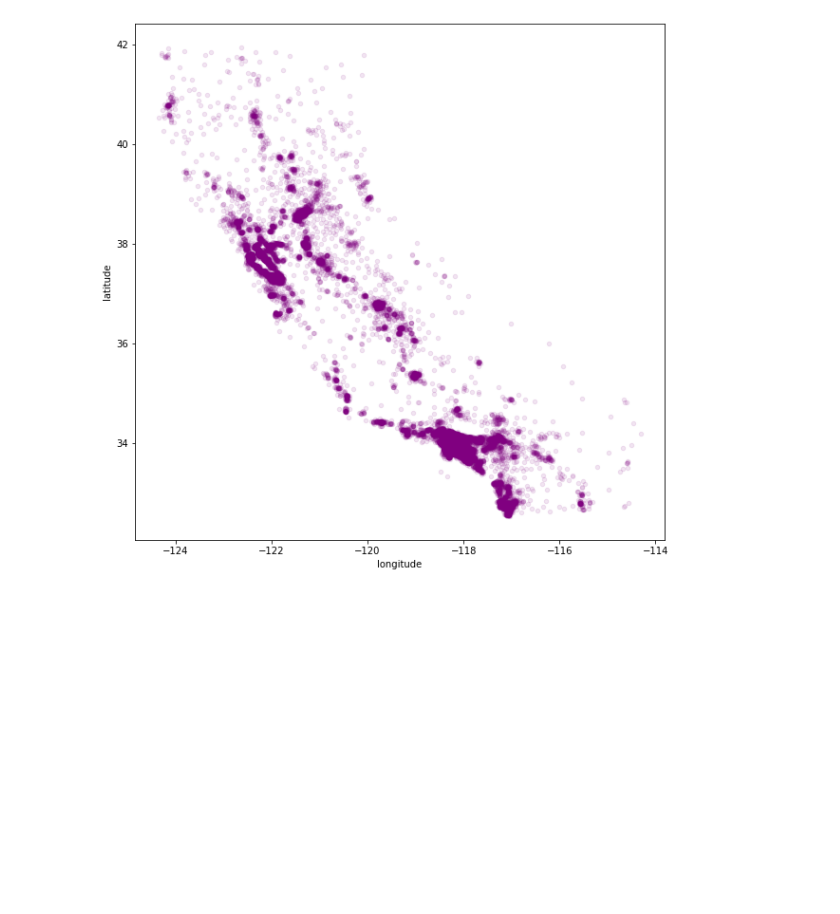
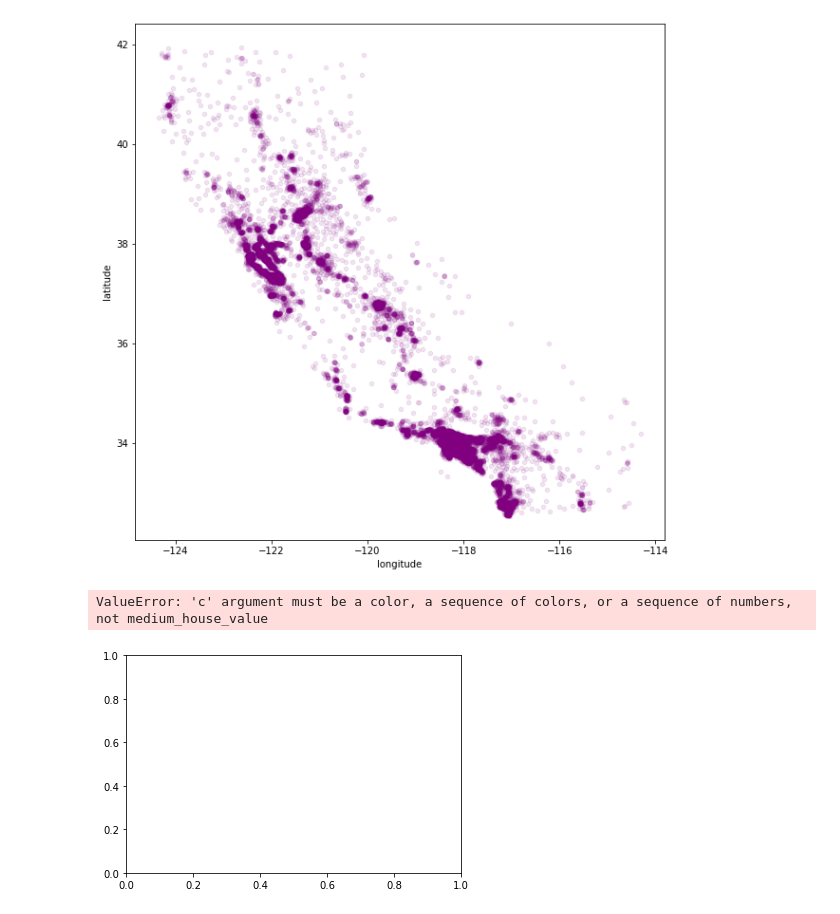
Before and after one commit to Jkhattak/ml, a Jupyter notebook: Housing.ipynb, the cells around one changed output. Saved outputs shown, nothing was run; the diff lists cells and outputs as text; code cells hidden in the pictures; blank space fills up the shorter version.

```diff
--- a/Housing.ipynb
+++ b/Housing.ipynb
@@ -142,3 +142,9 @@ data.plot(kind='scatter', x='longitude', y='latitude', figsize=(10,10), color='p
 # %% [output]
 <AxesSubplot:xlabel='longitude', ylabel='latitude'>
 [figure]
+# %%
+data.plot(kind='scatter', x='latitude', y='longitude', alpha=0.4, s=data["population"]/100, label='population', c='median_house_value', cmap=plt.get_cmap("jet"), colorbar=True,)
+plt.legend()
+# %% [output]
+ValueError: 'c' argument must be a color, a sequence of colors, or a sequence of numbers, not medium_house_value
+[figure, added]
```
